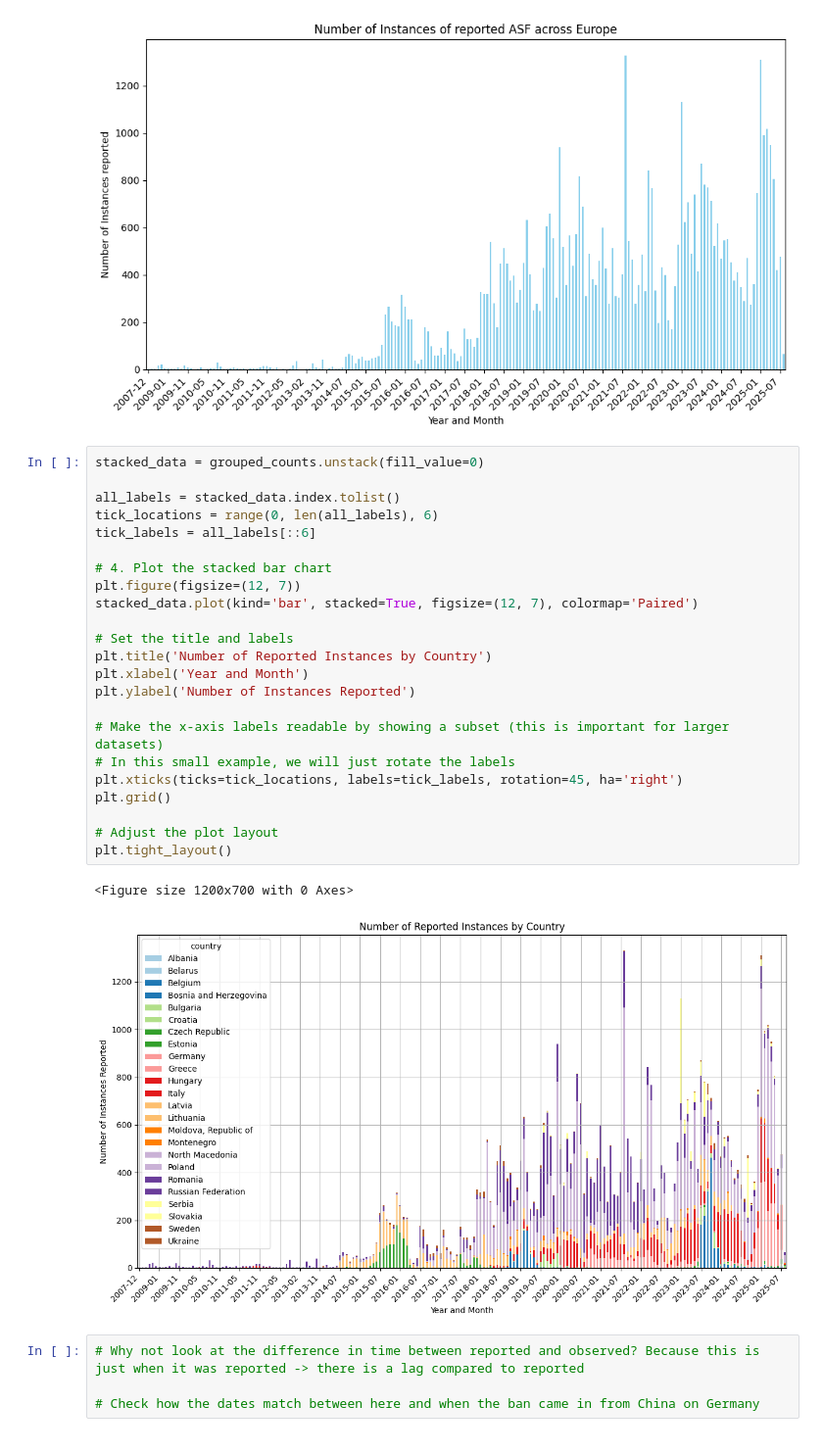
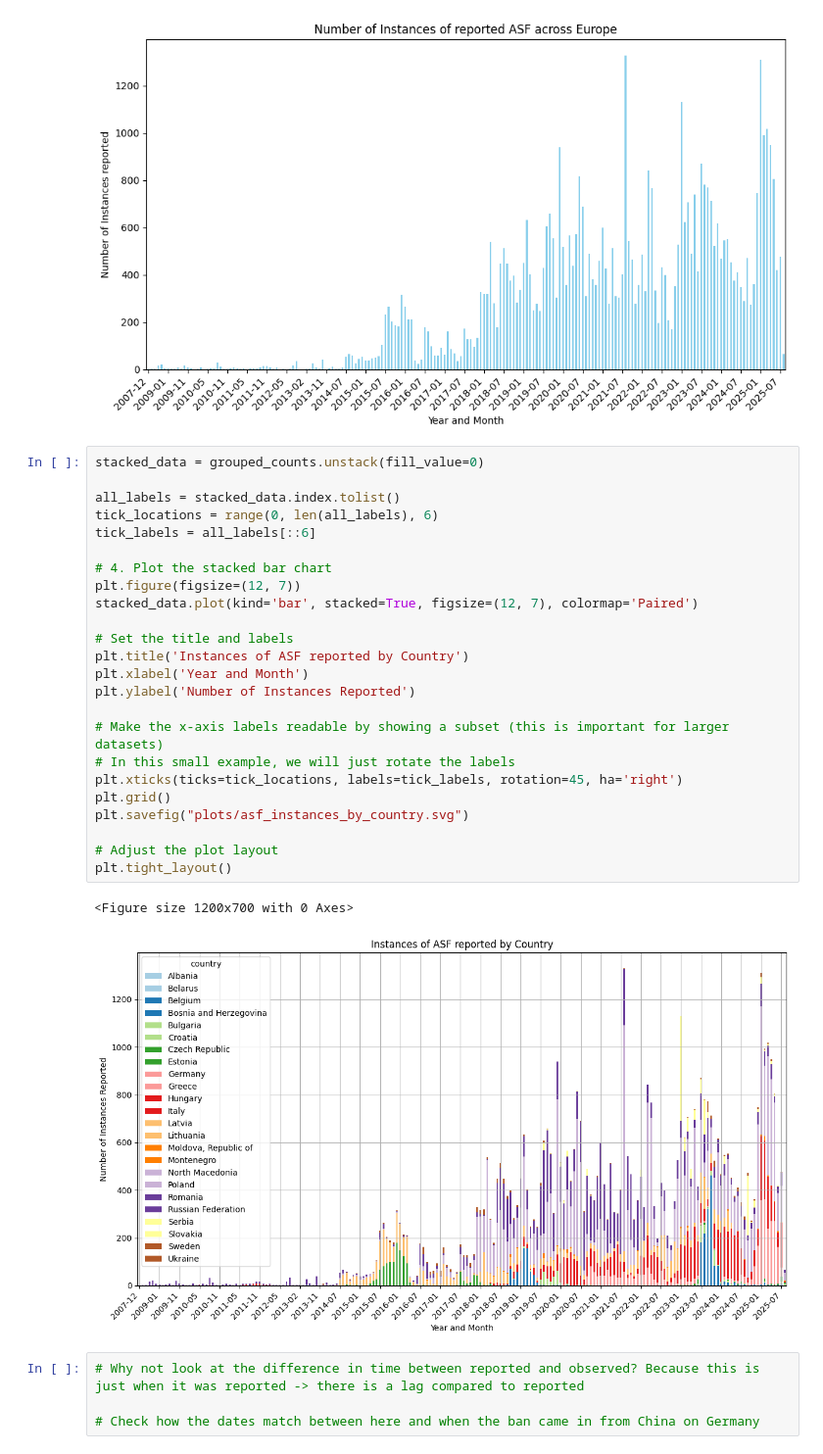
Before and after one commit to Dhp16/asf-investigation, a Jupyter notebook: ASF_Investigation.ipynb, the cells around one changed output. Shown at 98% size. Cells and saved outputs as stored; diff of their text form.

```diff
--- a/ASF_Investigation.ipynb
+++ b/ASF_Investigation.ipynb
@@ -101,29 +103,30 @@ plt.tight_layout()
 # %%
 stacked_data = grouped_counts.unstack(fill_value=0)
 
 all_labels = stacked_data.index.tolist()
 tick_locations = range(0, len(all_labels), 6)
 tick_labels = all_labels[::6]
 
 # 4. Plot the stacked bar chart
 plt.figure(figsize=(12, 7))
 stacked_data.plot(kind='bar', stacked=True, figsize=(12, 7), colormap='Paired')
 
 # Set the title and labels
-plt.title('Number of Reported Instances by Country')
+plt.title('Instances of ASF reported by Country')
 plt.xlabel('Year and Month')
 plt.ylabel('Number of Instances Reported')
 
 # Make the x-axis labels readable by showing a subset (this is important for larger datasets)
 # In this small example, we will just rotate the labels
 plt.xticks(ticks=tick_locations, labels=tick_labels, rotation=45, ha='right')
 plt.grid()
+plt.savefig("plots/asf_instances_by_country.svg")
 
 # Adjust the plot layout
 plt.tight_layout()
 # %% [output]
 <Figure size 1200x700 with 0 Axes>
-[figure, old version]
+[figure, new version]
 # %%
 # Why not look at the difference in time between reported and observed? Because this is just when it was reported -> there is a lag compared to reported
 
```
Also changed, not shown: parts of 4 cells of this notebook, 1 other file.
